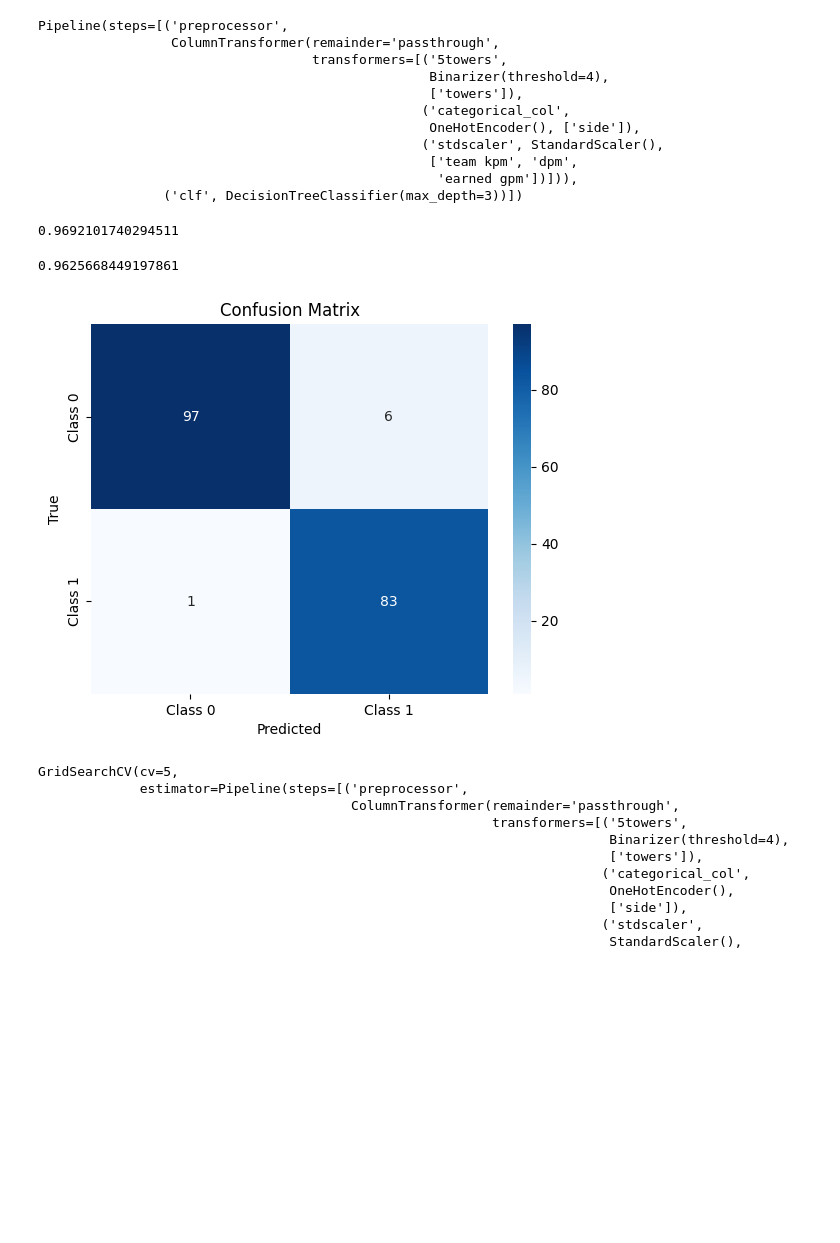
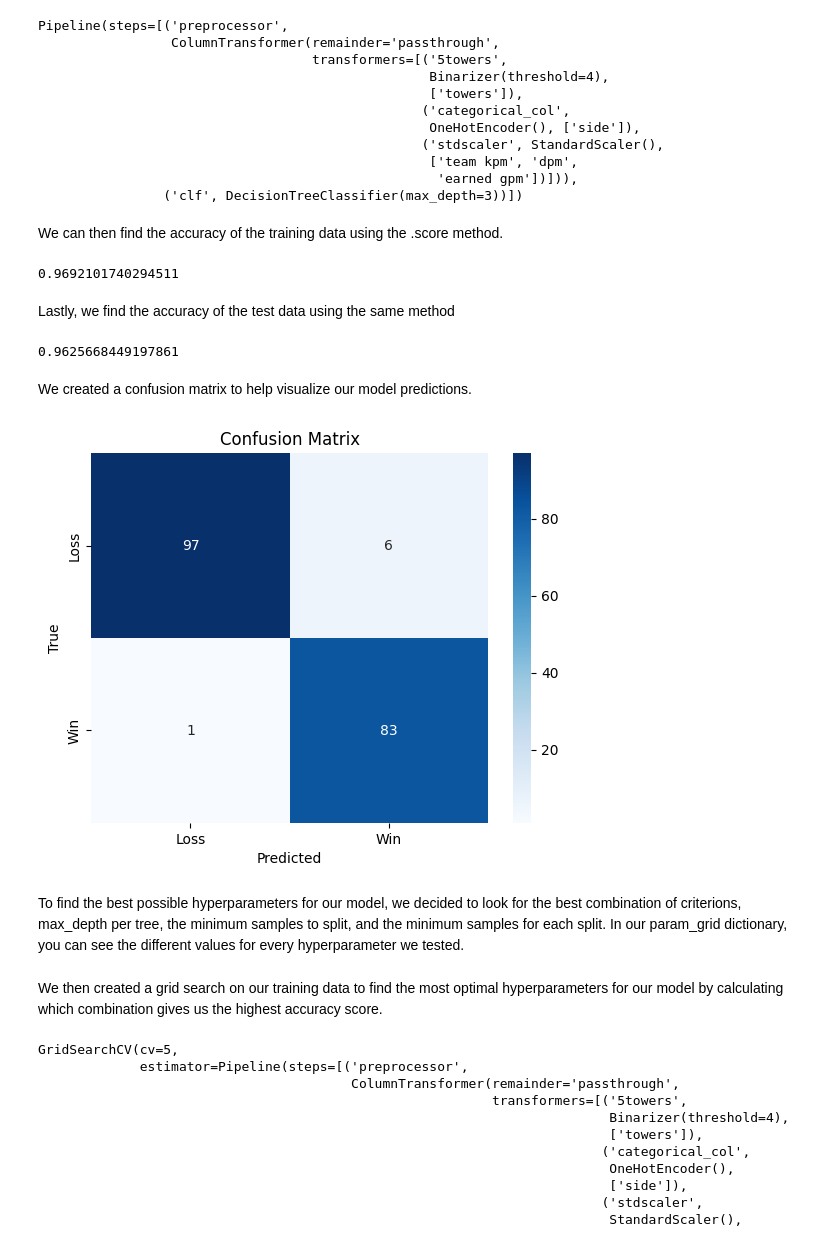
Before and after one commit to m1nce/wrmodel, a Jupyter notebook: 05-prediction/template.ipynb, the cells around one changed output. Saved outputs shown, nothing was run; the diff lists cells and outputs as text; code cells hidden in the pictures; blank space fills up the shorter version.

```diff
--- a/05-prediction/template.ipynb
+++ b/05-prediction/template.ipynb
@@ -158,25 +204,33 @@ Pipeline(steps=[('preprocessor',
                                                   ['team kpm', 'dpm',
                                                    'earned gpm'])])),
                 ('clf', DecisionTreeClassifier(max_depth=3))])
+# %% [markdown]
+We can then find the accuracy of the training data using the .score method.
 # %%
 pl.score(X_train, y_train)
 # %% [output]
 0.9692101740294511
+# %% [markdown]
+Lastly, we find the accuracy of the test data using the same method
 # %%
 pl.score(X_test, y_test)
 # %% [output]
 0.9625668449197861
+# %% [markdown]
+We created a confusion matrix to help visualize our model predictions.
 # %%
 conf_matrix = confusion_matrix(y_test, pl.predict(X_test))
 sns.heatmap(conf_matrix, annot=True, fmt="d", cmap="Blues",
-            xticklabels=['Class 0', 'Class 1'],
-            yticklabels=['Class 0', 'Class 1'])
+            xticklabels=['Loss', 'Win'],
+            yticklabels=['Loss', 'Win'])
 plt.title('Confusion Matrix')
 plt.xlabel('Predicted')
 plt.ylabel('True')
 plt.show()
 # %% [output]
-[figure, old version]
+[figure, new version]
+# %% [markdown]
+To find the best possible hyperparameters for our model, we decided to look for the best combination of criterions, max_depth per tree, the minimum samples to split, and the minimum samples for each split. In our param_grid dictionary, you can see the different values for every hyperparameter we tested.
 # %%
 param_grid = {
     'clf__criterion': ['gini', 'entropy'],
@@ -187,4 +240,6 @@ param_grid = {
 }
+# %% [markdown]
+We then created a grid search on our training data to find the most optimal hyperparameters for our model by calculating which combination gives us the highest accuracy score.
 # %%
 grid_search = GridSearchCV(pl, param_grid, cv=5, scoring='accuracy', n_jobs=-1)
 grid_search.fit(X_train, y_train)
```
Also changed, not shown: parts of 41 cells of this notebook, 2 other files.
